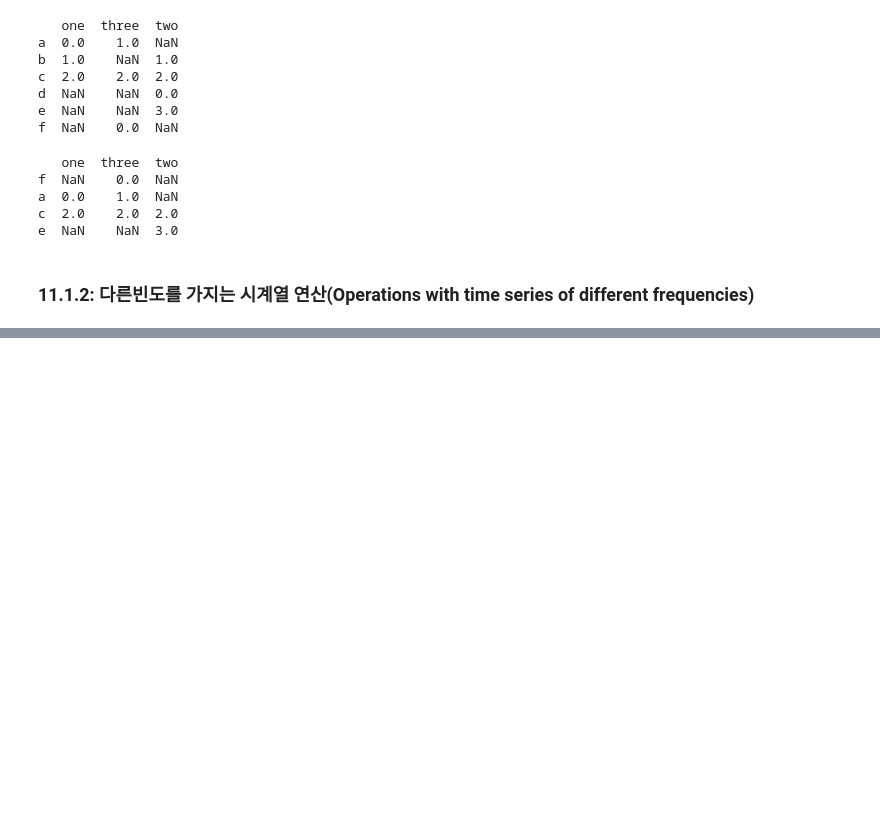
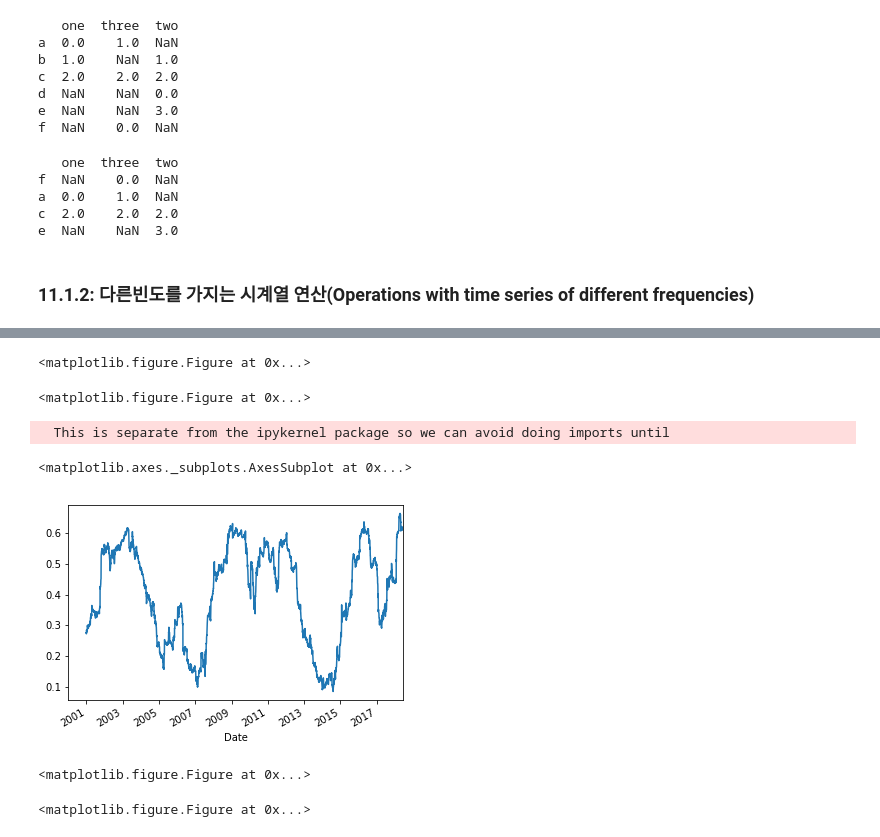
Before and after one commit to eunhwany/ML_Study, a Jupyter notebook: pydataAnalysis/Chap11_Financial and Economic Data Applications.ipynb, the cells around one changed output, grey strips where cells are left out. Drawn from its saved outputs; the diff is of its cells as text; code cells hidden in the pictures; blank space fills up the shorter version.

```diff
--- a/pydataAnalysis/Chap11_Financial and Economic Data Applications.ipynb
+++ b/pydataAnalysis/Chap11_Financial and Economic Data Applications.ipynb
@@ -121,0 +1147,12 @@ e  NaN    NaN  3.0
+# %%
+# 상관관계 : 두 자산의 시계열상에서 서로간의 변화를 살펴볼 수 있는 한 방법.
+# rolling_corr함수를 반환된 두 시계열과 함계 호출하여 이동창의 상관관계 산출.
+# 야후! 주식정보 > 일별수익 계산
+aapl = web.get_data_yahoo('AAPL','2000-01-01')['Adj Close']
+msft = web.get_data_yahoo('MSFT','2000-01-01')['Adj Close']
+
+aapl_rets = aapl.pct_change()
+msft_rets = msft.pct_change()
+
+aapl_rets
+msft_rets
@@ -121,0 +1188,18 @@ e  NaN    NaN  3.0
+# %%
+plt.figure()
+# %% [output]
+<matplotlib.figure.Figure at 0x...>
+<matplotlib.figure.Figure at 0x...>
+# %%
+# 애플과 마이크로소프트의 연간 상관관계
+# 두 자산 간의 상관관계 : 유동성의 차이를 잡아내지 못함.
+pd.rolling_corr(aapl_rets, msft_rets, 250).plot()
+# %% [output]
+  This is separate from the ipykernel package so we can avoid doing imports until
+<matplotlib.axes._subplots.AxesSubplot at 0x...>
+[figure, added]
+# %%
+plt.figure()
+# %% [output]
+<matplotlib.figure.Figure at 0x...>
+<matplotlib.figure.Figure at 0x...>
```
Also changed, not shown: parts of 80 cells of this notebook, 1 other file.
